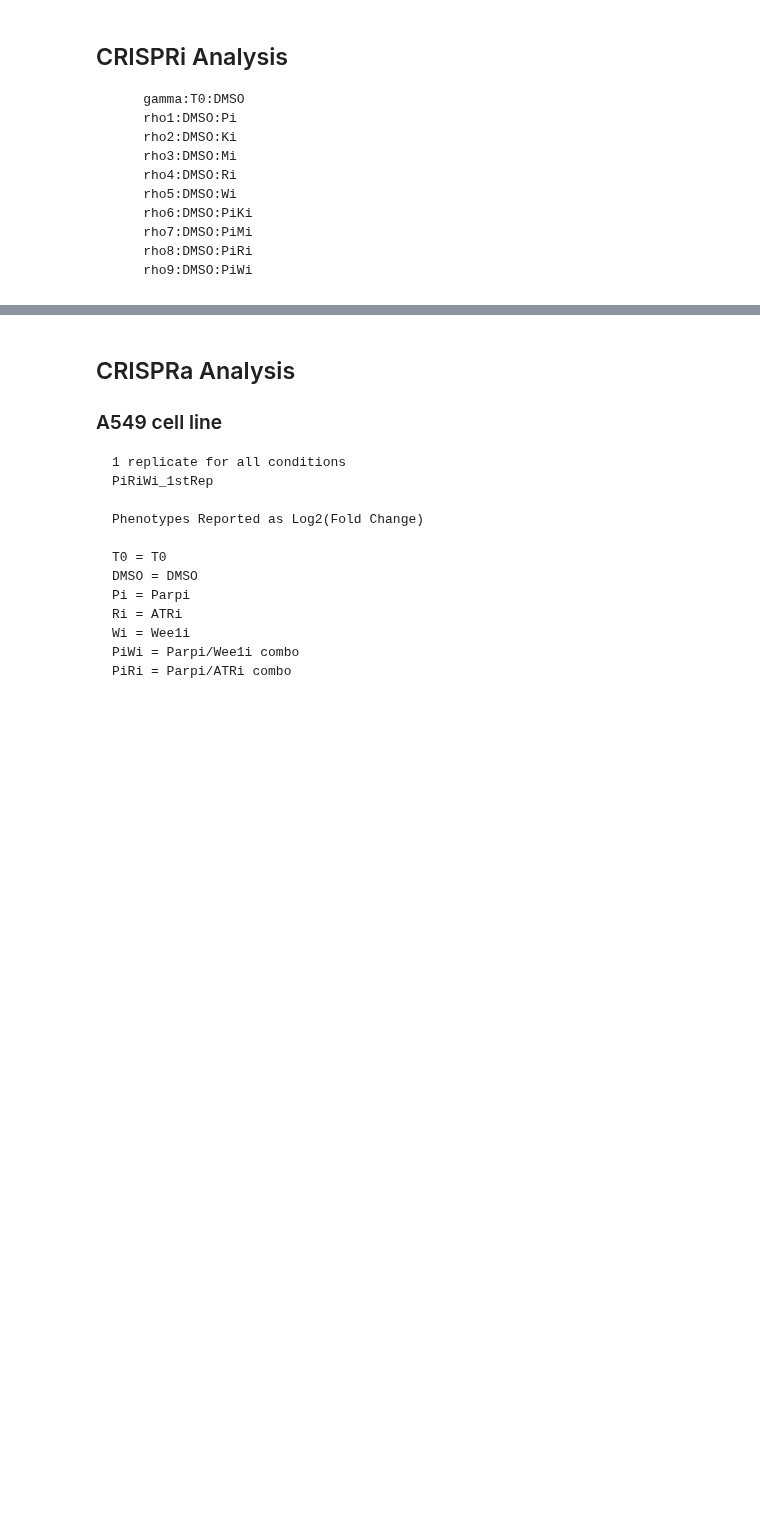
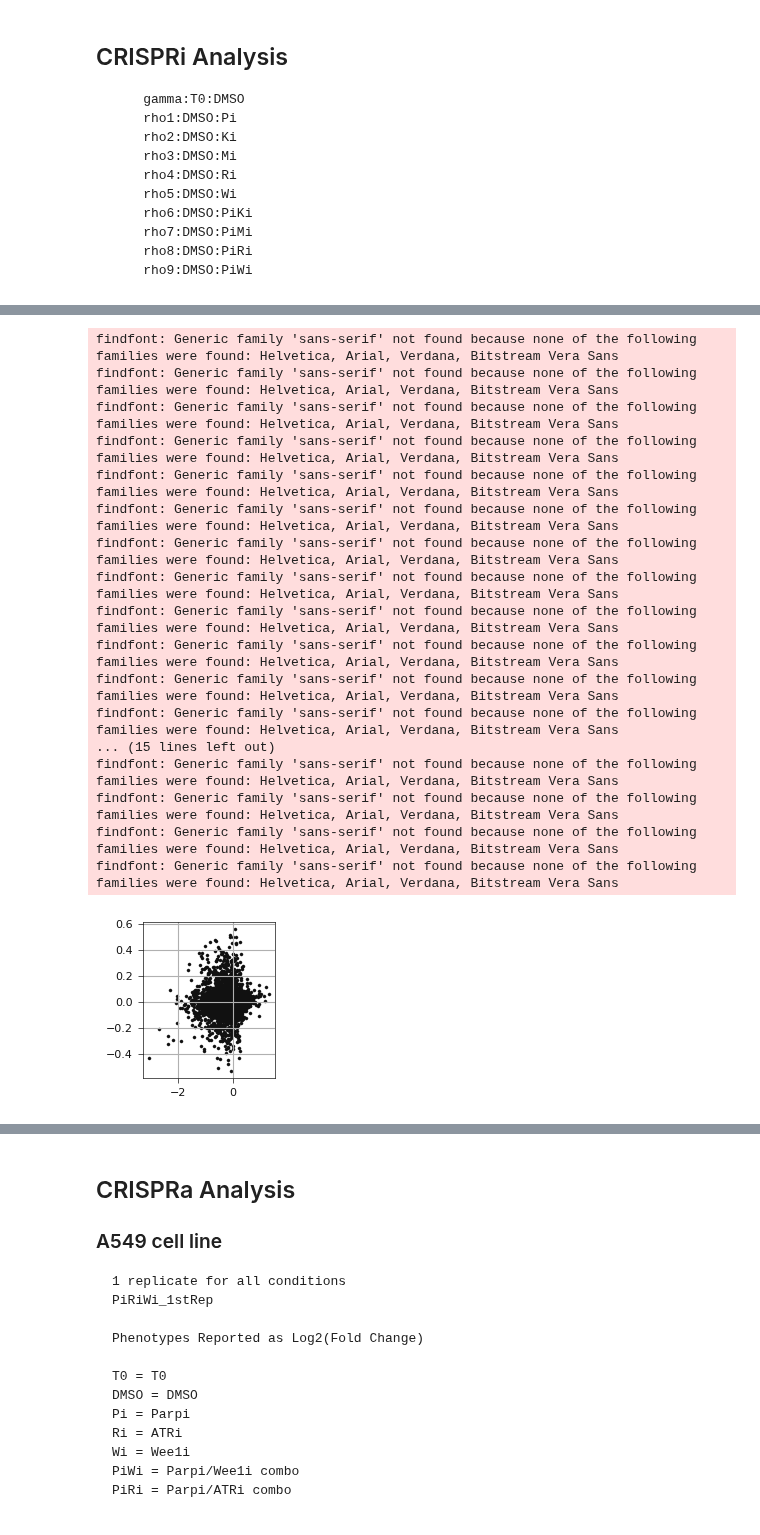
Before and after one commit to abearab/DDRi-screens, a Jupyter notebook: integrate-screens.ipynb, the cells around one changed output, grey strips where cells are left out. Cells and saved outputs as stored; diff of their text form; code cells hidden in the pictures; blank space fills up the shorter version.

```diff
--- a/integrate-screens.ipynb
+++ b/integrate-screens.ipynb
@@ -100 +108,68 @@ PiWi ->
+# %%
+v3_data = Ci_PRDX1['PRDX1_parent rho DNAPKi_vs_vehicle']
+v3_data = v3_data[~v3_data.index.duplicated(keep='first')]
+# %%
+ol = list(set(v2_data.index) & set(v3_data.index))
+ol.sort()
+# %%
+d = pd.DataFrame({
+    'v2_data':v2_data.loc[ol,'Ki.rho'].to_numpy(),
+    'v3_data':v3_data.loc[ol,'score'].to_numpy()
+},index=ol)
+# %%
+almost_black = '#111111'
+# %%
+figureScale = 1
+
+fig, ax = plt.subplots(figsize=(2 * figureScale, 2 * figureScale))
+
+
+ax.scatter(
+    d.loc[:,'v2_data'],
+    d.loc[:,'v3_data'],
+    s=5, c=almost_black,
+    # label='all sgRNAs',
+    rasterized=True)
+
+# ax.scatter(
+#     nontargeting.loc[:,x_col],
+#     nontargeting.loc[:,y_col],
+#     s=5, c='#BFBFBF', label='non-targeting',
+#     rasterized=True)
+
+# ax.set_xlabel(x_col,fontsize=8)
+# ax.set_ylabel(y_col,fontsize=8)
+
+# if ax_range:
+#     ax_min, ax_max = ax_range
+#     ax.set_xticks(list(range(ax_min,ax_max+1, 2)))
+#     ax.set_yticks(list(range(ax_min,ax_max+1, 2)))
+
+ax.tick_params(axis='both', which='major', labelsize=8)
+ax.tick_params(axis='both', which='minor', labelsize=6)
+
+# plt.title(f"Scatter Plot of {name}", fontsize=10)
+# cleanAxes(ax)
+plt.grid(None)
+plt.tight_layout()
+plt.show()
+# %% [output]
+findfont: Generic family 'sans-serif' not found because none of the following families were found: Helvetica, Arial, Verdana, Bitstream Vera Sans
+findfont: Generic family 'sans-serif' not found because none of the following families were found: Helvetica, Arial, Verdana, Bitstream Vera Sans
+findfont: Generic family 'sans-serif' not found because none of the following families were found: Helvetica, Arial, Verdana, Bitstream Vera Sans
+findfont: Generic family 'sans-serif' not found because none of the following families were found: Helvetica, Arial, Verdana, Bitstream Vera Sans
+findfont: Generic family 'sans-serif' not found because none of the following families were found: Helvetica, Arial, Verdana, Bitstream Vera Sans
+findfont: Generic family 'sans-serif' not found because none of the following families were found: Helvetica, Arial, Verdana, Bitstream Vera Sans
+findfont: Generic family 'sans-serif' not found because none of the following families were found: Helvetica, Arial, Verdana, Bitstream Vera Sans
+findfont: Generic family 'sans-serif' not found because none of the following families were found: Helvetica, Arial, Verdana, Bitstream Vera Sans
+findfont: Generic family 'sans-serif' not found because none of the following families were found: Helvetica, Arial, Verdana, Bitstream Vera Sans
+findfont: Generic family 'sans-serif' not found because none of the following families were found: Helvetica, Arial, Verdana, Bitstream Vera Sans
+findfont: Generic family 'sans-serif' not found because none of the following families were found: Helvetica, Arial, Verdana, Bitstream Vera Sans
+findfont: Generic family 'sans-serif' not found because none of the following families were found: Helvetica, Arial, Verdana, Bitstream Vera Sans
+... (15 lines left out)
+findfont: Generic family 'sans-serif' not found because none of the following families were found: Helvetica, Arial, Verdana, Bitstream Vera Sans
+findfont: Generic family 'sans-serif' not found because none of the following families were found: Helvetica, Arial, Verdana, Bitstream Vera Sans
+findfont: Generic family 'sans-serif' not found because none of the following families were found: Helvetica, Arial, Verdana, Bitstream Vera Sans
+findfont: Generic family 'sans-serif' not found because none of the following families were found: Helvetica, Arial, Verdana, Bitstream Vera Sans
+[figure, added]
 # %% [markdown]
```
Also changed, not shown: parts of 7 cells of this notebook, 1 other file.
